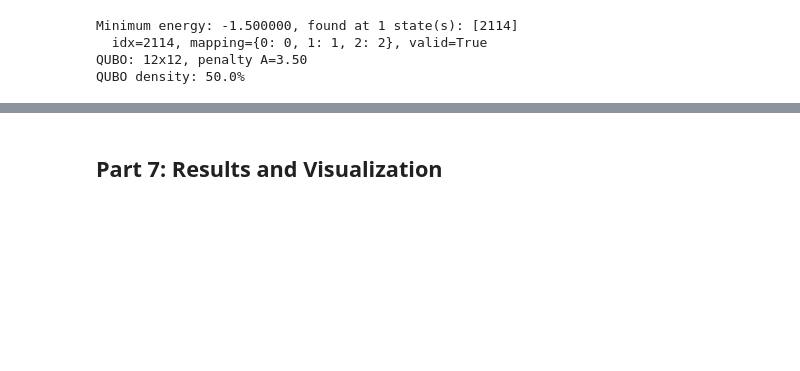
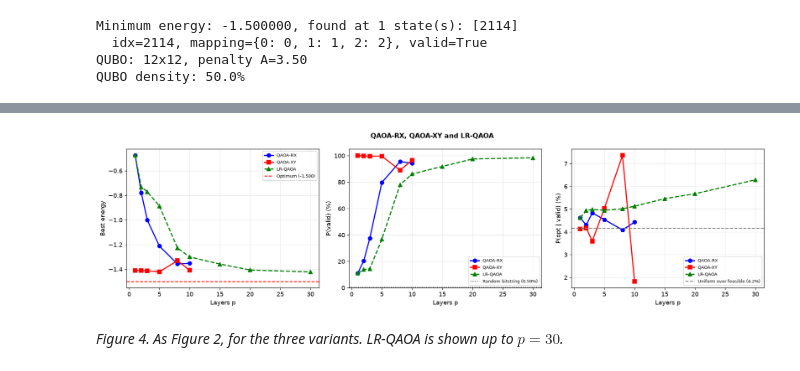
Before and after one commit to tommaso-corti/qaoa-molecular-docking, a Jupyter notebook: molecular_docking_qaoa_toy.ipynb, the cells around one changed output, grey strips where cells are left out. Saved outputs shown, nothing was run; the diff lists cells and outputs as text; code cells hidden in the pictures; blank space fills up the shorter version.

```diff
--- a/molecular_docking_qaoa_toy.ipynb
+++ b/molecular_docking_qaoa_toy.ipynb
@@ -711,2 +736,8 @@ a modest but consistent departure from the uniform baseline.
-# %% [markdown]
-## Part 7: Results and Visualization
+# %%
+plot_depth_panels([('QAOA-RX', qaoa_rx_results, 'bo-'), ('QAOA-XY', qaoa_xy_results, 'rs-'),
+                   ('LR-QAOA', lr_results, 'g^--')],
+                  'QAOA-RX, QAOA-XY and LR-QAOA', 'fig_lr_qaoa_toy.png')
+# %% [output]
+[figure, added]
+# %% [markdown]
+*Figure 4. As Figure 2, for the three variants. LR-QAOA is shown up to $p = 30$.*
```
Also changed, not shown: parts of 53 cells of this notebook, 2 other files.
